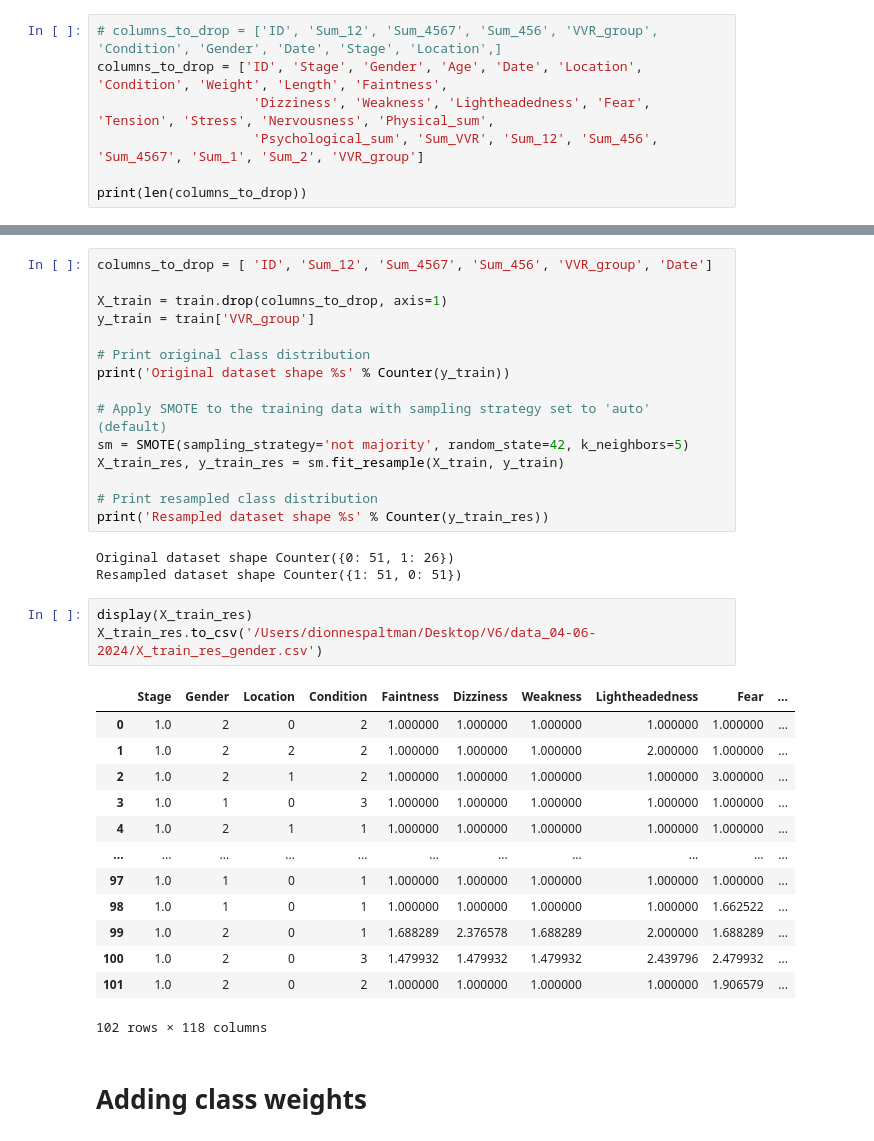
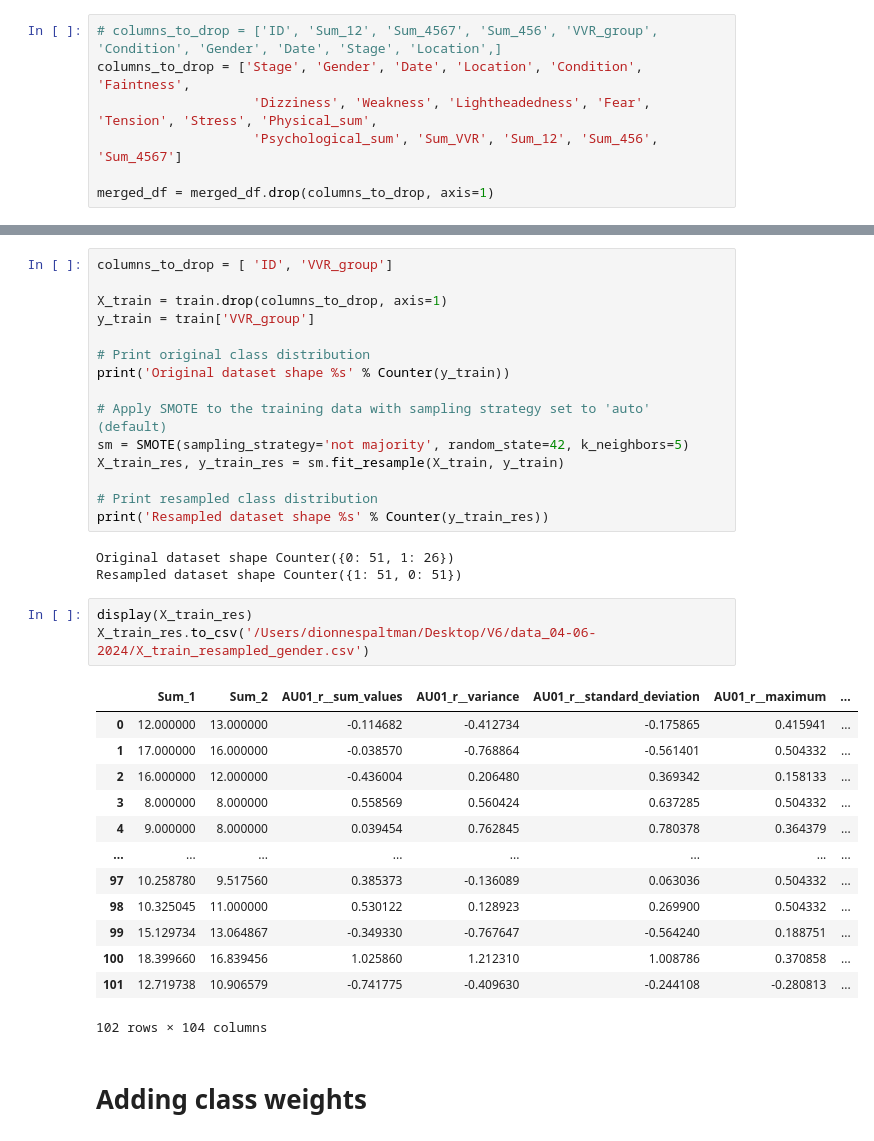
Before and after one commit to DionneSpaltman/predicting_VVR, a Jupyter notebook: models/preparing_data.ipynb, the cells around one changed output, grey strips where cells are left out. Saved outputs shown, nothing was run; the diff lists cells and outputs as text.

Commit message:
Ran with new data

```diff
--- a/models/preparing_data.ipynb
+++ b/models/preparing_data.ipynb
@@ -51,8 +51,8 @@ print(list(merged_df.columns))
 ['ID', 'Stage', 'Gender', 'Date', 'Location', 'Condition', 'Faintness', 'Dizziness', 'Weakness', 'Lightheadedness', 'Fear', 'Tension', 'Stress', 'Physical_sum', 'Psychological_sum', 'Sum_VVR', 'Sum_12 ...
 # %%
 # columns_to_drop = ['ID', 'Sum_12', 'Sum_4567', 'Sum_456', 'VVR_group', 'Condition', 'Gender', 'Date', 'Stage', 'Location',]
-columns_to_drop = ['ID', 'Stage', 'Gender', 'Age', 'Date', 'Location', 'Condition', 'Weight', 'Length', 'Faintness',
-                    'Dizziness', 'Weakness', 'Lightheadedness', 'Fear', 'Tension', 'Stress', 'Nervousness', 'Physical_sum',
-                    'Psychological_sum', 'Sum_VVR', 'Sum_12', 'Sum_456', 'Sum_4567', 'Sum_1', 'Sum_2', 'VVR_group']
+columns_to_drop = ['Stage', 'Gender', 'Date', 'Location', 'Condition', 'Faintness',
+                    'Dizziness', 'Weakness', 'Lightheadedness', 'Fear', 'Tension', 'Stress', 'Physical_sum',
+                    'Psychological_sum', 'Sum_VVR', 'Sum_12', 'Sum_456', 'Sum_4567']
 
-print(len(columns_to_drop))
+merged_df = merged_df.drop(columns_to_drop, axis=1)
@@ -169,7 +157,7 @@ from imblearn.over_sampling import SMOTE
 # %% [markdown]
 We apply SMOTE on the train data. The strategy is to make the minority as big as the majority class.
 # %%
-columns_to_drop = [ 'ID', 'Sum_12', 'Sum_4567', 'Sum_456', 'VVR_group', 'Date']
+columns_to_drop = [ 'ID', 'VVR_group']
 
 X_train = train.drop(columns_to_drop, axis=1)
 y_train = train['VVR_group']
@@ -188,21 +176,21 @@ Original dataset shape Counter({0: 51, 1: 26})
 Resampled dataset shape Counter({1: 51, 0: 51})
 # %%
 display(X_train_res)
-X_train_res.to_csv('/Users/dionnespaltman/Desktop/V6/data_04-06-2024/X_train_res_gender.csv')
+X_train_res.to_csv('/Users/dionnespaltman/Desktop/V6/data_04-06-2024/X_train_resampled_gender.csv')
 # %% [output]
-|  | Stage | Gender | Location | Condition | Faintness | Dizziness | Weakness | Lightheadedness | Fear | ... |
-| 0 | 1.0 | 2 | 0 | 2 | 1.000000 | 1.000000 | 1.000000 | 1.000000 | 1.000000 | ... |
-| 1 | 1.0 | 2 | 2 | 2 | 1.000000 | 1.000000 | 1.000000 | 2.000000 | 1.000000 | ... |
-| 2 | 1.0 | 2 | 1 | 2 | 1.000000 | 1.000000 | 1.000000 | 1.000000 | 3.000000 | ... |
-| 3 | 1.0 | 1 | 0 | 3 | 1.000000 | 1.000000 | 1.000000 | 1.000000 | 1.000000 | ... |
-| 4 | 1.0 | 2 | 1 | 1 | 1.000000 | 1.000000 | 1.000000 | 1.000000 | 1.000000 | ... |
-| ... | ... | ... | ... | ... | ... | ... | ... | ... | ... | ... |
-| 97 | 1.0 | 1 | 0 | 1 | 1.000000 | 1.000000 | 1.000000 | 1.000000 | 1.000000 | ... |
-| 98 | 1.0 | 1 | 0 | 1 | 1.000000 | 1.000000 | 1.000000 | 1.000000 | 1.662522 | ... |
-| 99 | 1.0 | 2 | 0 | 1 | 1.688289 | 2.376578 | 1.688289 | 2.000000 | 1.688289 | ... |
-| 100 | 1.0 | 2 | 0 | 3 | 1.479932 | 1.479932 | 1.479932 | 2.439796 | 2.479932 | ... |
-| 101 | 1.0 | 2 | 0 | 2 | 1.000000 | 1.000000 | 1.000000 | 1.000000 | 1.906579 | ... |
+|  | Sum_1 | Sum_2 | AU01_r__sum_values | AU01_r__variance | AU01_r__standard_deviation | AU01_r__maximum | ... |
+| 0 | 12.000000 | 13.000000 | -0.114682 | -0.412734 | -0.175865 | 0.415941 | ... |
+| 1 | 17.000000 | 16.000000 | -0.038570 | -0.768864 | -0.561401 | 0.504332 | ... |
+| 2 | 16.000000 | 12.000000 | -0.436004 | 0.206480 | 0.369342 | 0.158133 | ... |
+| 3 | 8.000000 | 8.000000 | 0.558569 | 0.560424 | 0.637285 | 0.504332 | ... |
+| 4 | 9.000000 | 8.000000 | 0.039454 | 0.762845 | 0.780378 | 0.364379 | ... |
+| ... | ... | ... | ... | ... | ... | ... | ... |
+| 97 | 10.258780 | 9.517560 | 0.385373 | -0.136089 | 0.063036 | 0.504332 | ... |
+| 98 | 10.325045 | 11.000000 | 0.530122 | 0.128923 | 0.269900 | 0.504332 | ... |
+| 99 | 15.129734 | 13.064867 | -0.349330 | -0.767647 | -0.564240 | 0.188751 | ... |
+| 100 | 18.399660 | 16.839456 | 1.025860 | 1.212310 | 1.008786 | 0.370858 | ... |
+| 101 | 12.719738 | 10.906579 | -0.741775 | -0.409630 | -0.244108 | -0.280813 | ... |
-102 rows × 118 columns
+102 rows × 104 columns
 # %% [markdown]
 # Adding class weights
 # %% [markdown]
```
Also changed, not shown: parts of 10 cells of this notebook, 1 other file.
